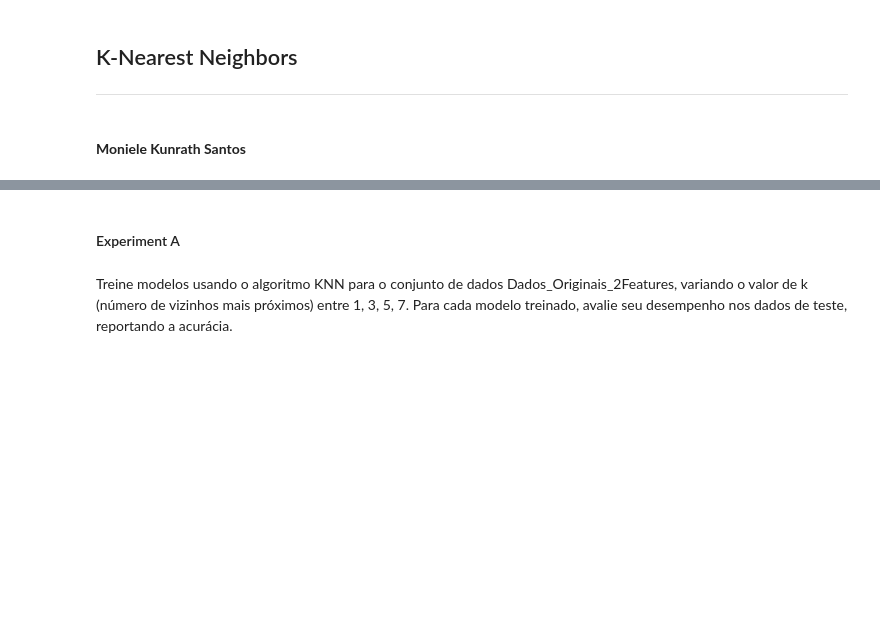
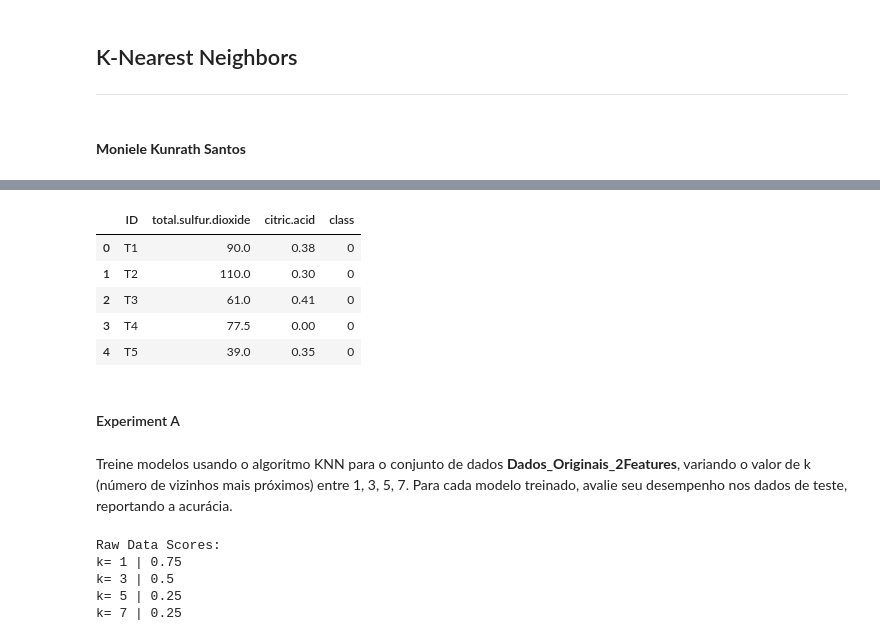
Before and after one commit to mksantos2/ML-projects, a Jupyter notebook: AM/KNN/notebook.ipynb, the cells around one changed output, grey strips where cells are left out. Cells and saved outputs as stored; diff of their text form; code cells hidden in the pictures; blank space fills up the shorter version.

```diff
--- a/AM/KNN/notebook.ipynb
+++ b/AM/KNN/notebook.ipynb
@@ -6,9 +39,18 @@
+# %%
+X_Originais_2Features.head()
+# %% [output]
+|  | ID | total.sulfur.dioxide | citric.acid | class |
+| 0 | T1 | 90.0 | 0.38 | 0 |
+| 1 | T2 | 110.0 | 0.30 | 0 |
+| 2 | T3 | 61.0 | 0.41 | 0 |
+| 3 | T4 | 77.5 | 0.00 | 0 |
+| 4 | T5 | 39.0 | 0.35 | 0 |
 # %%
 ### Experiments
 # %% [markdown]
 #### Experiment A
 # %% [markdown]
 Treine modelos usando o algoritmo KNN para o conjunto de dados
-Dados_Originais_2Features, variando o valor de k (número de vizinhos mais
+**Dados_Originais_2Features**, variando o valor de k (número de vizinhos mais
 próximos) entre 1, 3, 5, 7. Para cada modelo treinado, avalie seu desempenho nos
 dados de teste, reportando a acurácia.
@@ -15 +68,26 @@ dados de teste, reportando a acurácia.
+# %%
+
+# spliting the labels from exemples
+
+# raw data
+X_x = X_Originais_2Features.loc[:, X_Originais_2Features.columns != 'class']
+X_y = X_Originais_2Features['class']
+
+Y_x = Y_Originais_2Features.loc[:, Y_Originais_2Features.columns != 'class']
+Y_y = Y_Originais_2Features['class']
+
+
+print("Raw Data Scores: ")
+
+for x in [1, 3, 5, 7]:
+    exp_a = KNeighborsClassifier(n_neighbors=x)
+    exp_a.fit(X_x, X_y)
+    score = exp_a.score(Y_x, Y_y)
+    print("k = "+str(x)+ " | "+str(score))
+# %% [output]
+Raw Data Scores:
+k= 1 | 0.75
+k= 3 | 0.5
+k= 5 | 0.25
+k= 7 | 0.25
 # %% [markdown]
```
Also changed, not shown: parts of 27 cells of this notebook.
